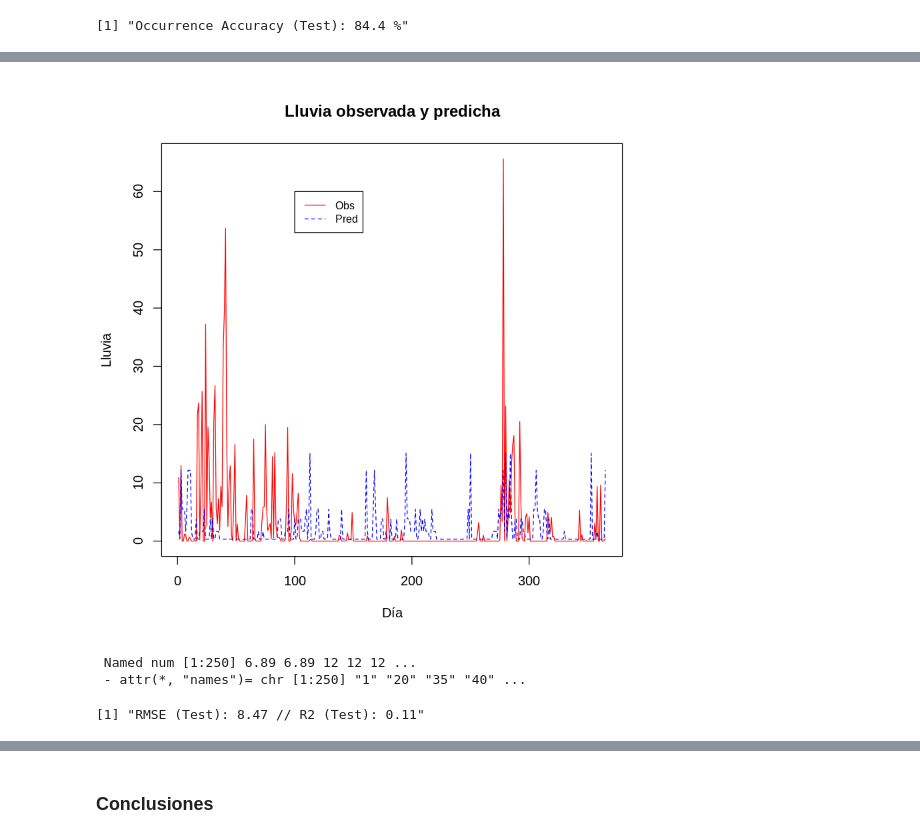
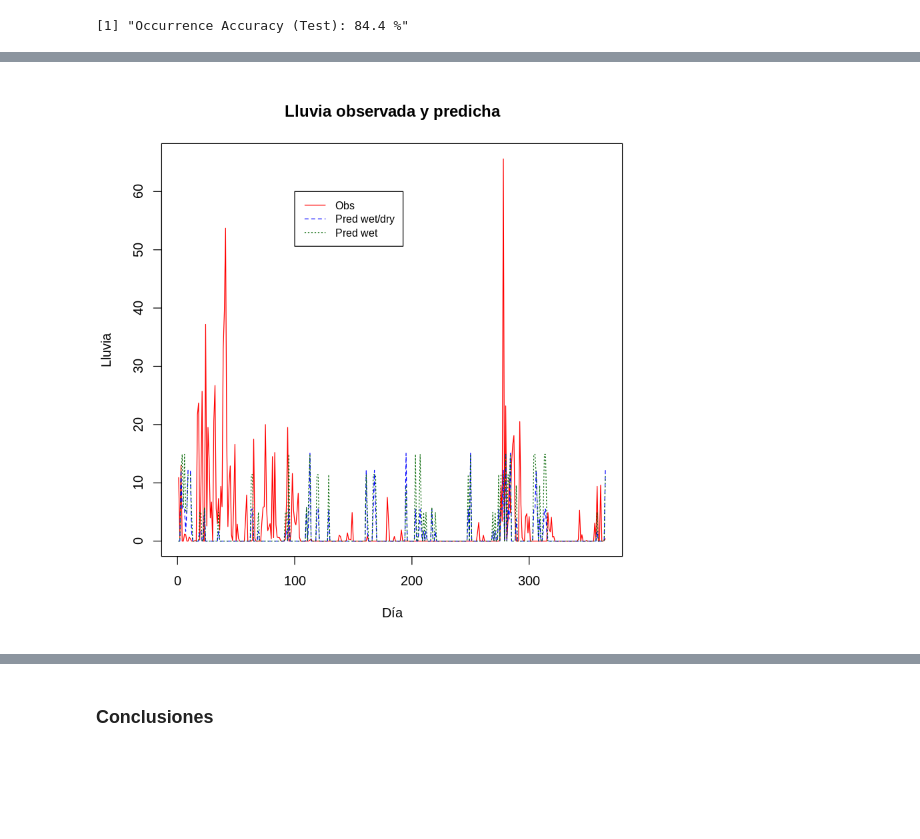
Before and after one commit to yerartdev/uc-m1966-datamining, a Jupyter notebook: d3/S17-T03_LAB_IntercomparisonTechniques.ipynb, the cells around one changed output, grey strips where cells are left out. Saved outputs shown, nothing was run; the diff lists cells and outputs as text; code cells hidden in the pictures; blank space fills up the shorter version.

```diff
--- a/d3/S17-T03_LAB_IntercomparisonTechniques.ipynb
+++ b/d3/S17-T03_LAB_IntercomparisonTechniques.ipynb
@@ -848,4 +848,4 @@ cbind(RMSE_amount_final, cor_amount_final, rv_amount_final)
 # %% [markdown]
 #### Serie Completa (Solo lluvia)
 # %%
-pred_final_rainy <- pred_occ * pred_amount_rainy_b
+pred_final_rainy <-  as.numeric(as.character(pred_occ)) * pred_amount_rainy_b
@@ -914,22 +905,13 @@ abline(0,1)
 # %%
 #::GMG::Ejemplo de lluvia observada y predicha (365 primeros días)
 plot(df_amount$y[1:365], type = "l",col = "red",
      xlab = "Día", lty = 1, ylab = "Lluvia",
      main = "Lluvia observada y predicha")
-lines(pred_amount[1:365],
+lines(pred_final_cp[1:365],
       type = "l", lty = 2, col = "blue")
-legend(100, 60, legend=c("Obs", "Pred"),
-       col=c("red", "blue"), lty=1:2, cex=0.8)
+lines(pred_final_rainy[1:365],
+      type = "l", lty = 3, col = "darkgreen")
+legend(100, 60, legend=c("Obs", "Pred wet/dry", "Pred wet"),
+       col=c("red", "blue", "darkgreen"), lty=1:3, cex=0.8)
 # %% [output]
-[figure, old version]
+[figure, new version]
-# %%
-#::GMG::Precipitación
-## solo lluvia
-str(pred_amount_rainy)
-paste('RMSE (Test):', round(RMSE_amount_rainy,2),
-      '// R2 (Test):', round(R2_amount_rainy,2)
-     )
-# %% [output]
- Named num [1:250] 6.89 6.89 12 12 12 ...
- - attr(*, "names")= chr [1:250] "1" "20" "35" "40" ...
-[1] "RMSE (Test): 8.47 // R2 (Test): 0.11"
```
Also changed, not shown: parts of 14 cells of this notebook.
